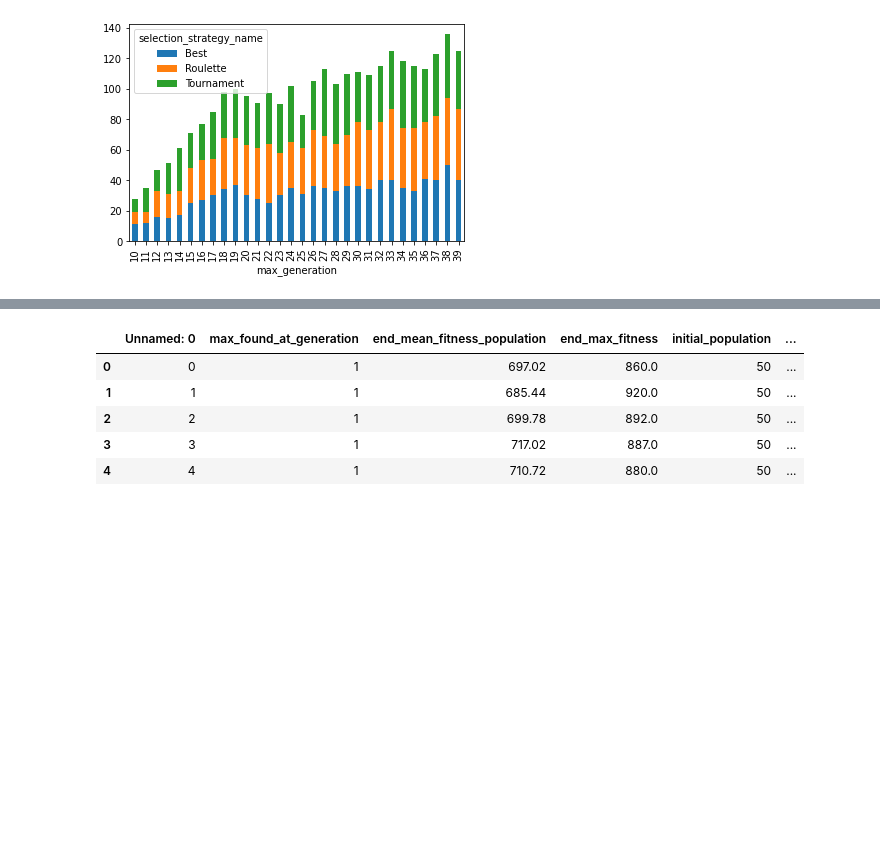
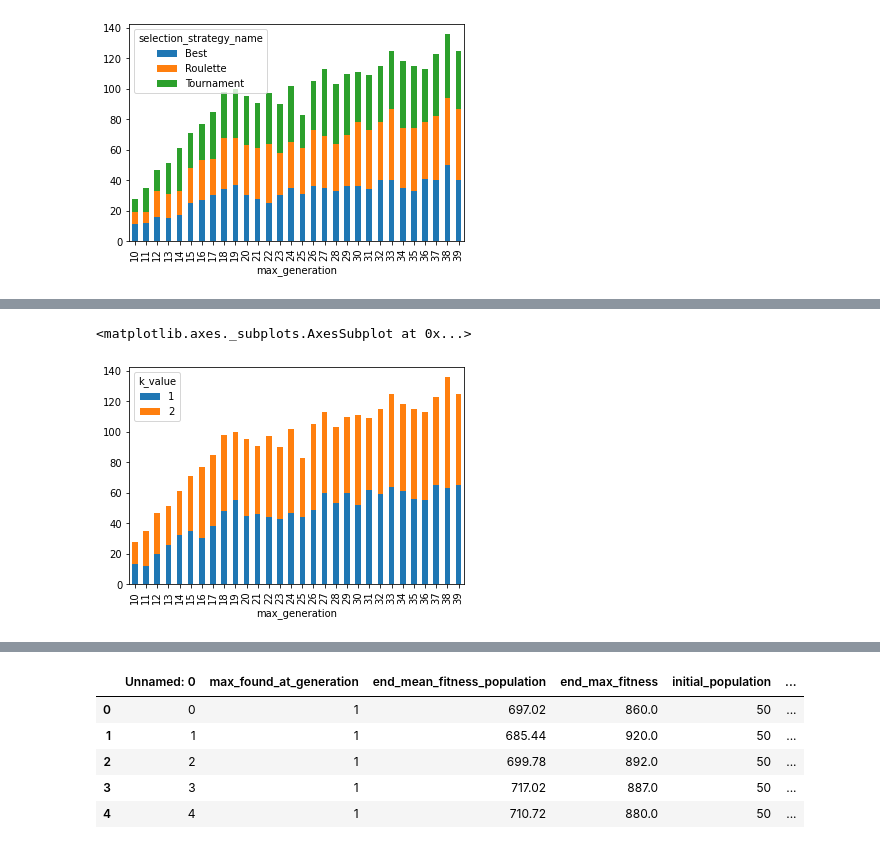
Before and after one commit to NeneWang/genetic-algorithms-exploration-2, a Jupyter notebook: streamlit/knapsack_gen_small_analysis.ipynb, the cells around one changed output, grey strips where cells are left out. Saved outputs shown, nothing was run; the diff lists cells and outputs as text; code cells hidden in the pictures; blank space fills up the shorter version.

```diff
--- a/streamlit/knapsack_gen_small_analysis.ipynb
+++ b/streamlit/knapsack_gen_small_analysis.ipynb
@@ -42,3 +42,8 @@ generations.unstack().plot(kind='bar', stacked=True)
 # %% [output]
 <matplotlib.axes._subplots.AxesSubplot at 0x...>
 [figure]
+# %%
+# groupby max_generation and selection_strategy_name
+gb_parition = selected_max_df.groupby(['max_generation','k_value'])
+generations_k = gb_parition.count()['selection_method']
+generations_k
@@ -44,0 +68,5 @@ generations.unstack().plot(kind='bar', stacked=True)
+# %%
+generations_k.unstack().plot(kind='bar', stacked=True)
+# %% [output]
+<matplotlib.axes._subplots.AxesSubplot at 0x...>
+[figure, added]
```
Also changed, not shown: parts of 6 cells of this notebook, 1 other file.
